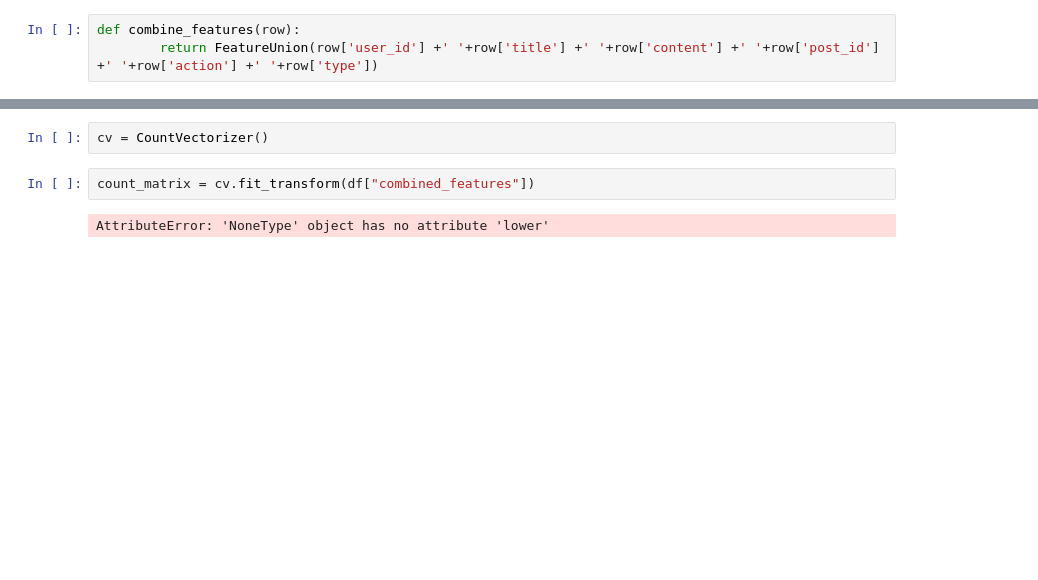
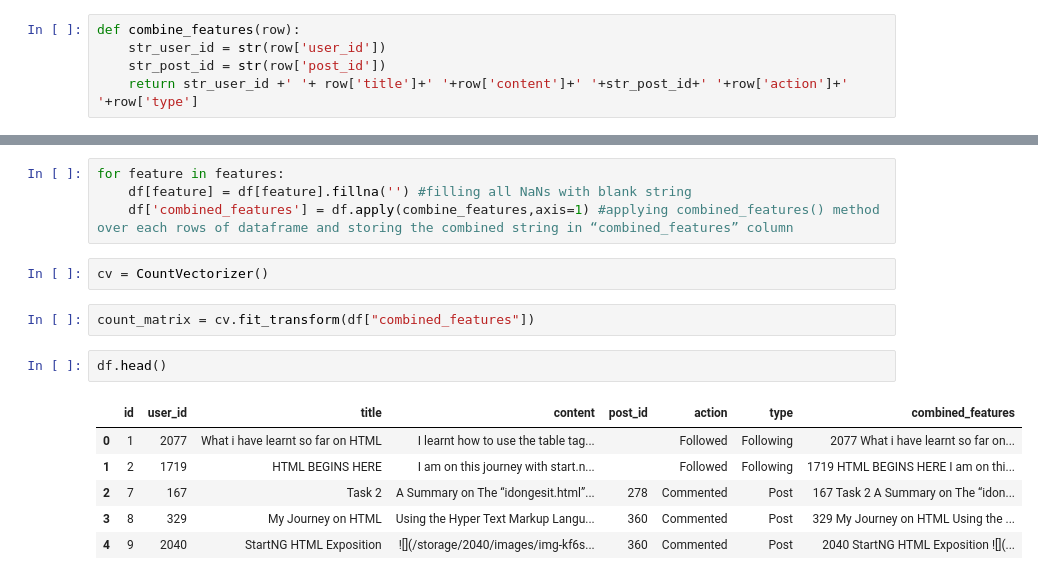
Before and after one commit to Myrtlesther/RecommenderSystem, a Jupyter notebook: Untitled.ipynb, the cells around one changed output, grey strips where cells are left out. Drawn from its saved outputs; the diff is of its cells as text; blank space fills up the shorter version.

Commit message:
AAUmar fixed the combine feature bug

```diff
--- a/Untitled.ipynb
+++ b/Untitled.ipynb
@@ -71,4 +94,6 @@ df.drop(columns = ['id'])
 features = ['user_id','title','content','post_id','action','type']
 # %%
 def combine_features(row):
-        return FeatureUnion(row['user_id'] +' '+row['title'] +' '+row['content'] +' '+row['post_id'] +' '+row['action'] +' '+row['type'])
+    str_user_id = str(row['user_id'])
+    str_post_id = str(row['post_id'])
+    return str_user_id +' '+ row['title']+' '+row['content']+' '+str_post_id+' '+row['action']+' '+row['type']
@@ -79,6 +100,17 @@ AttributeError: 'function' object has no attribute 'transform'
+# %%
+for feature in features:
+    df[feature] = df[feature].fillna('') #filling all NaNs with blank string
+    df['combined_features'] = df.apply(combine_features,axis=1) #applying combined_features() method over each rows of dataframe and storing the combined string in “combined_features” column
 # %%
 cv = CountVectorizer()
 # %%
 count_matrix = cv.fit_transform(df["combined_features"])
-# %% [output]
-AttributeError: 'NoneType' object has no attribute 'lower'
+# %%
+df.head()
+# %% [output]
+|  | id | user_id | title | content | post_id | action | type | combined_features |
+| 0 | 1 | 2077 | What i have learnt so far on HTML | I learnt how to use the table tag... |  | Followed | Following | 2077 What i have learnt so far on... |
+| 1 | 2 | 1719 | HTML BEGINS HERE | I am on this journey with start.n... |  | Followed | Following | 1719 HTML BEGINS HERE I am on thi... |
+| 2 | 7 | 167 | Task 2 | A Summary on The “idongesit.html”... | 278 | Commented | Post | 167 Task 2 A Summary on The “idon... |
+| 3 | 8 | 329 | My Journey on HTML | Using the Hyper Text Markup Langu... | 360 | Commented | Post | 329 My Journey on HTML Using the ... |
+| 4 | 9 | 2040 | StartNG HTML Exposition | ![](/storage/2040/images/img-kf6s... | 360 | Commented | Post | 2040 StartNG HTML Exposition ![](... |
```
Also changed, not shown: parts of 6 cells of this notebook.
